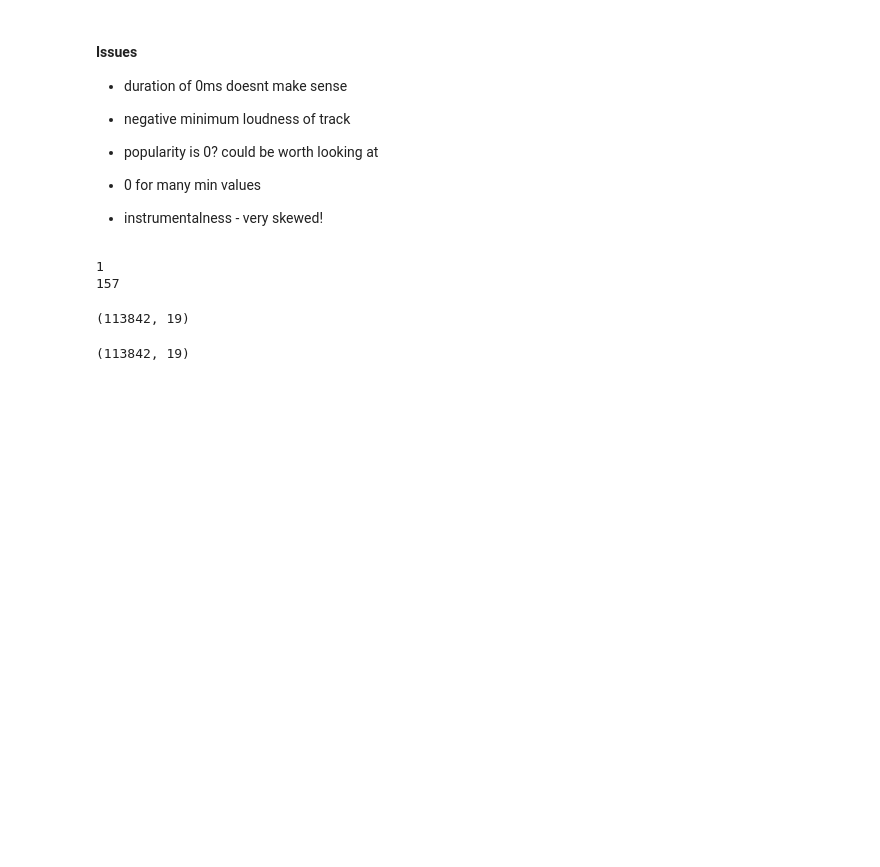
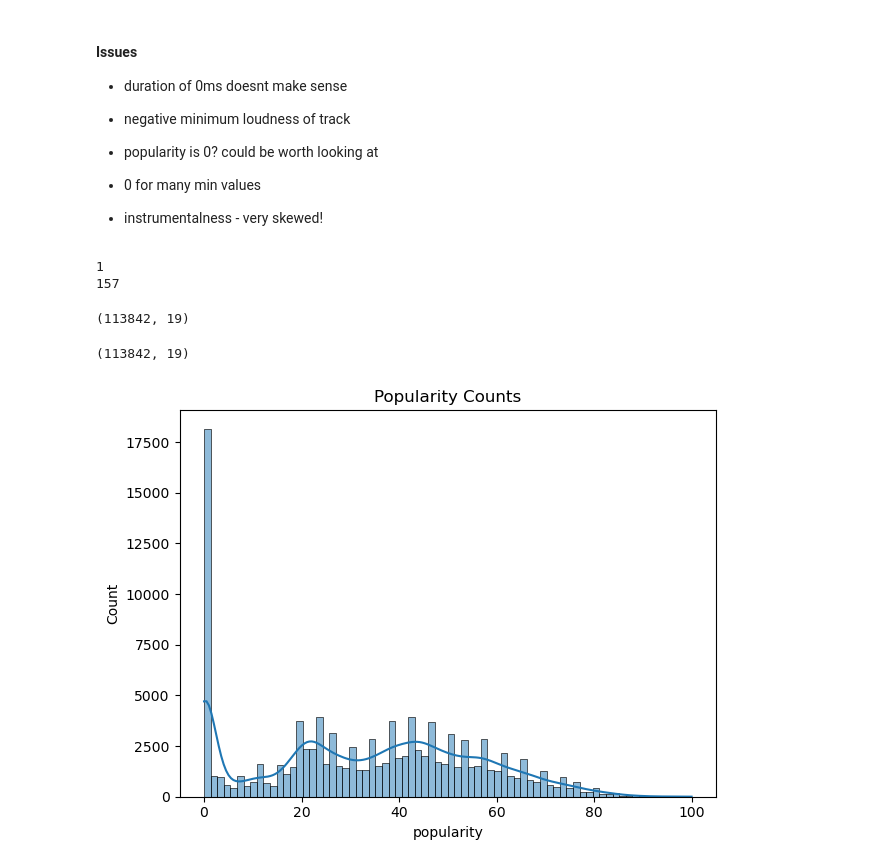
Before and after one commit to DerekHickey6/ml-mini-projects, a Jupyter notebook: eda-portfolio/notebooks/spotify_eda.ipynb, the cells around one changed output. Cells and saved outputs as stored; diff of their text form; code cells hidden in the pictures; blank space fills up the shorter version.

Commit message:
plot KDE histograms for initial EDA

```diff
--- a/eda-portfolio/notebooks/spotify_eda.ipynb
+++ b/eda-portfolio/notebooks/spotify_eda.ipynb
@@ -91,3 +91,10 @@ df.dropna(how='any', axis=0, inplace=True)
 df.shape
 # %% [output]
 (113842, 19)
+# %%
+# KDE histogram of popularity
+sns.histplot(df['popularity'], kde=True)
+plt.title('Popularity Counts')
+plt.tight_layout()
+# %% [output]
+[figure, added]
```
Also changed, not shown: parts of 2 cells of this notebook.
